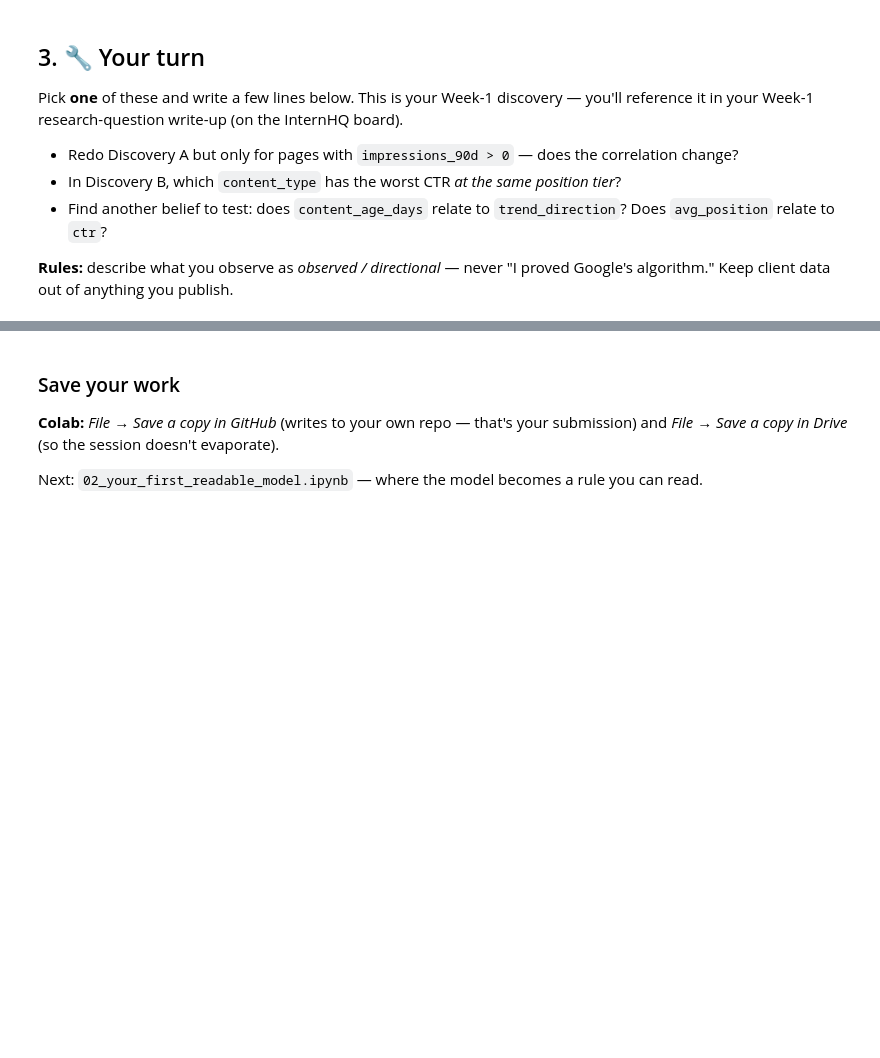
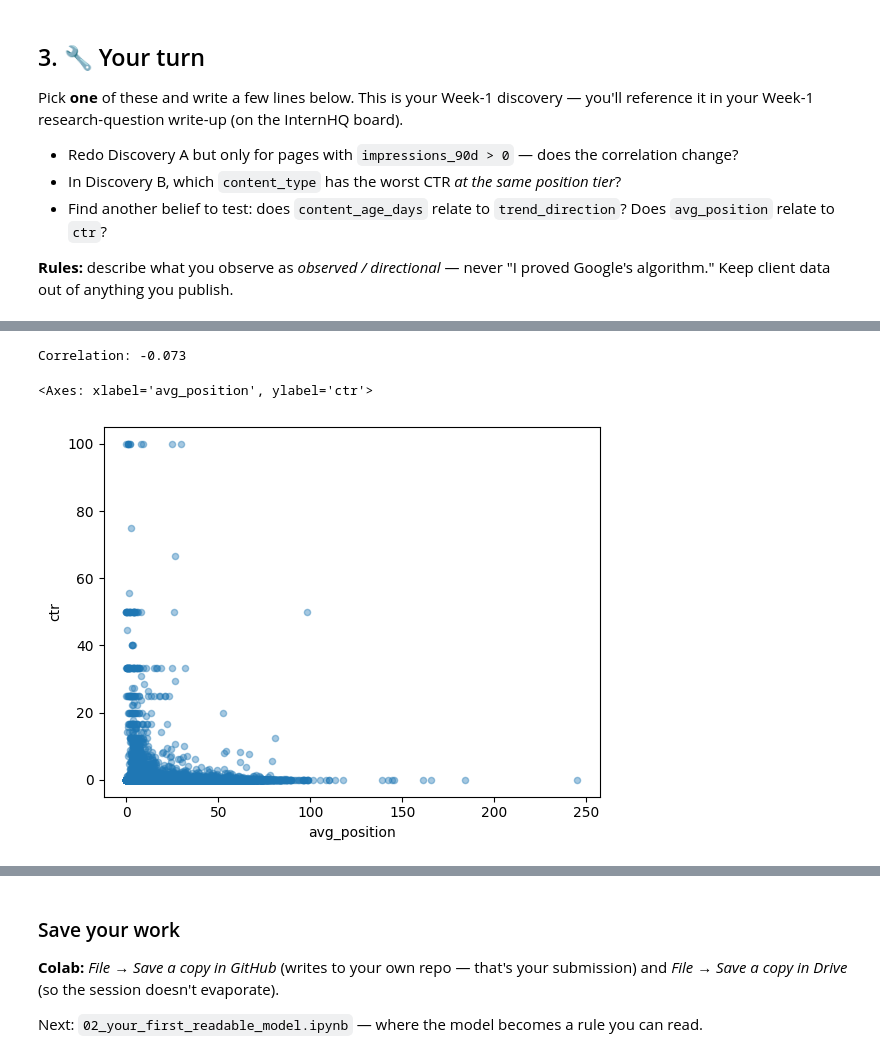
Before and after one commit to GianGian05/Starter-Notebook, a Jupyter notebook: notebooks/01_first_look_and_discovery.ipynb, the cells around one changed output, grey strips where cells are left out. Saved outputs shown, nothing was run; the diff lists cells and outputs as text; code cells hidden in the pictures; blank space fills up the shorter version.

```diff
--- a/notebooks/01_first_look_and_discovery.ipynb
+++ b/notebooks/01_first_look_and_discovery.ipynb
@@ -207,0 +204,14 @@ position_tier       content_type      ctr
+# %%
+corr = df["avg_position"].corr(df["ctr"])
+
+print(f"Correlation: {corr:.3f}")
+
+df.plot.scatter(
+    x="avg_position",
+    y="ctr",
+    alpha=.4
+)
+# %% [output]
+Correlation: -0.073
+<Axes: xlabel='avg_position', ylabel='ctr'>
+[figure, added]
```
Also changed, not shown: parts of 12 cells of this notebook.
